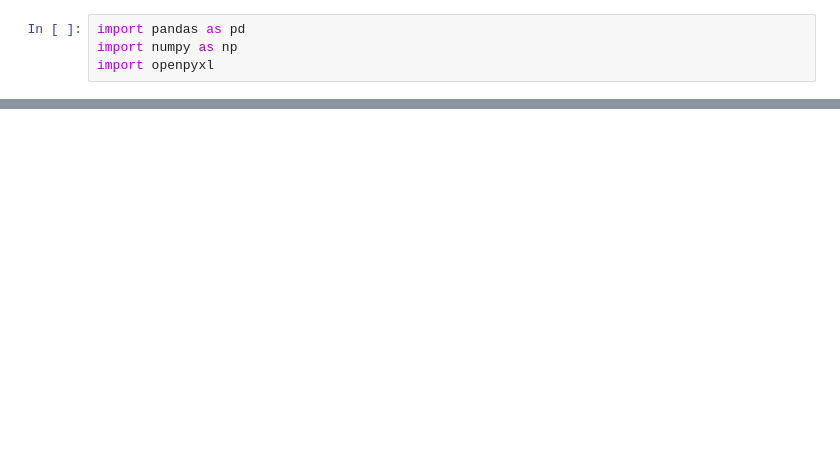
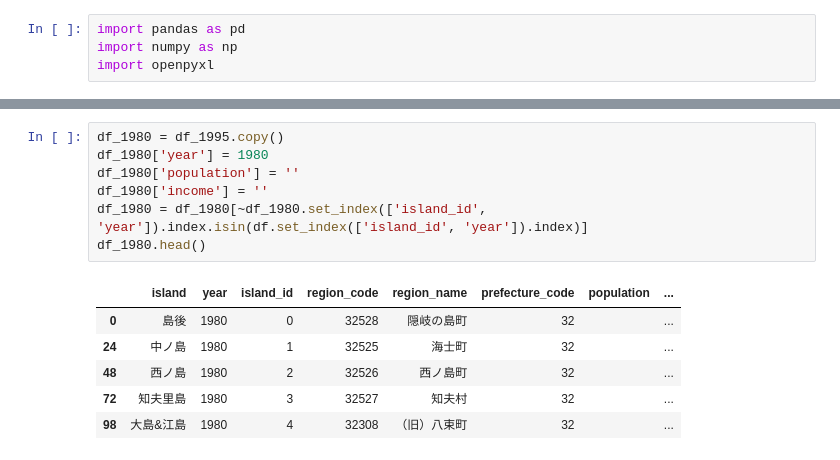
Before and after one commit to Keisei-Akiya/bridge-straw-effects, a Jupyter notebook: src/data_cleaning/add_year.ipynb, the cells around one changed output, grey strips where cells are left out. Cells and saved outputs as stored; diff of their text form; blank space fills up the shorter version.

```diff
--- a/src/data_cleaning/add_year.ipynb
+++ b/src/data_cleaning/add_year.ipynb
@@ -63 +70,15 @@ df_1995.head()
+# %%
+df_1980 = df_1995.copy()
+df_1980['year'] = 1980
+df_1980['population'] = ''
+df_1980['income'] = ''
+df_1980 = df_1980[~df_1980.set_index(['island_id', 'year']).index.isin(df.set_index(['island_id', 'year']).index)]
+df_1980.head()
+# %% [output]
+|  | island | year | island_id | region_code | region_name | prefecture_code | population | ... |
+| 0 | 島後 | 1980 | 0 | 32528 | 隠岐の島町 | 32 |  | ... |
+| 24 | 中ノ島 | 1980 | 1 | 32525 | 海士町 | 32 |  | ... |
+| 48 | 西ノ島 | 1980 | 2 | 32526 | 西ノ島町 | 32 |  | ... |
+| 72 | 知夫里島 | 1980 | 3 | 32527 | 知夫村 | 32 |  | ... |
+| 98 | 大島&江島 | 1980 | 4 | 32308 | （旧）八束町 | 32 |  | ... |
 # %%
```
Also changed, not shown: parts of 7 cells of this notebook, 46 other files.
